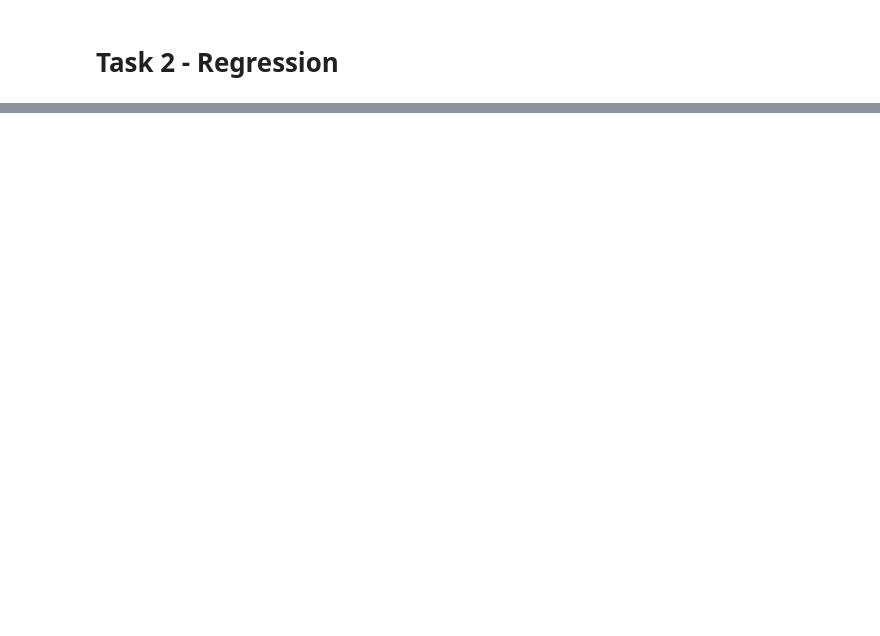
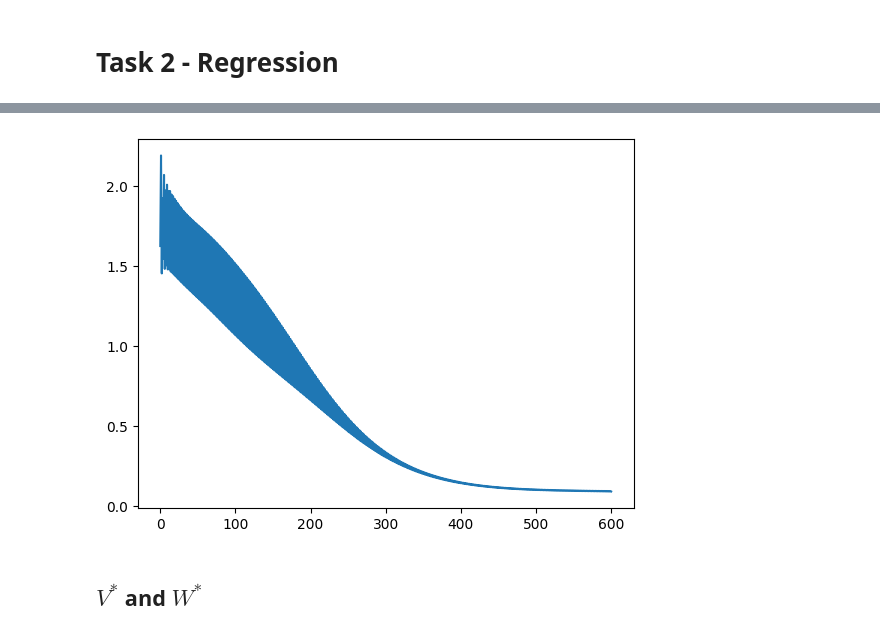
Before and after one commit to axelbrons/advanced-ml-course, a Jupyter notebook: pre-lab1/pre-lab1.ipynb, the cells around one changed output, grey strips where cells are left out. Saved outputs shown, nothing was run; the diff lists cells and outputs as text; code cells hidden in the pictures; blank space fills up the shorter version.

```diff
--- a/pre-lab1/pre-lab1.ipynb
+++ b/pre-lab1/pre-lab1.ipynb
@@ -238,0 +354,3 @@ print(g)
+# %%
+X_bar = np.insert(X_train, 0, 1, axis=1)
+print(X_bar.shape)
@@ -238,0 +359,19 @@ print(g)
+# %%
+N = X_train.shape[1]
+I = X_train.shape[0]
+J = 1
+K = 6
+learning_rate_r = 0.1 # alpha
+epsilon_r = pow(10,-3) # threshold
+iter_r = 0 # iteration
+delta_E_r = 10000
+E_r = []
+E_r.append(delta_E_r)
+# %%
+rng = np.random.default_rng()
+
+V_r = rng.random((N+1, K))
+W_r = rng.random((K+1, J))
+
+print(V_r)
+print(W_r)
@@ -238,0 +388,18 @@ print(g)
+# %%
+G, F_bar, F = fwp(X_bar, None, V_r, W_r)
+E_r = [error(G, Y_train, I, J)]
+delta_E_r = 100000
+plot_E_r = []
+
+while (abs(delta_E_r) > epsilon_r):
+    old_E = E[-1]
+    V_r, W_r = back_prop(K, J, N, G, Y_train, F_bar, F, learning_rate_r, X_bar, V_r, W_r)
+    G, F_bar, F = fwp(X_bar, None, V_r, W_r)
+    current_E = error(G, Y_train, I, J)
+    E.append(current_E)
+    delta_E = current_E - old_E
+    iter_r += 1
+    print(f"{iter_r}, SSE: {current_E}")
+    plot_E_r.append(current_E)
+    if (iter_r > 600):
+        break
@@ -238,0 +424,8 @@ print(g)
+# %%
+plt.figure()
+plt.plot(plot_E_r)
+plt.show()
+# %% [output]
+[figure, added]
+# %% [markdown]
+## $V^*$ and $W^*$
```
Also changed, not shown: parts of 22 cells of this notebook, 1 other file.
